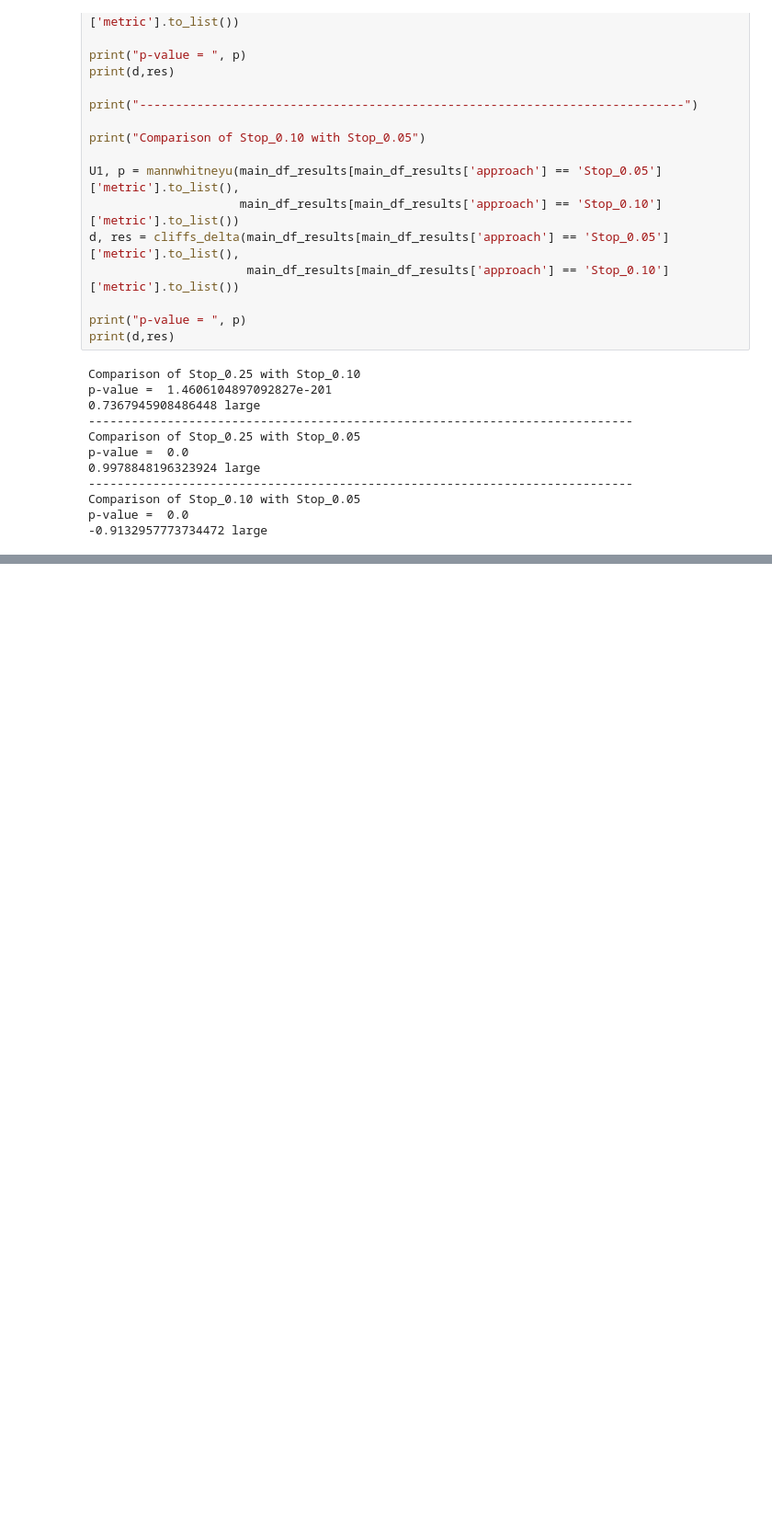
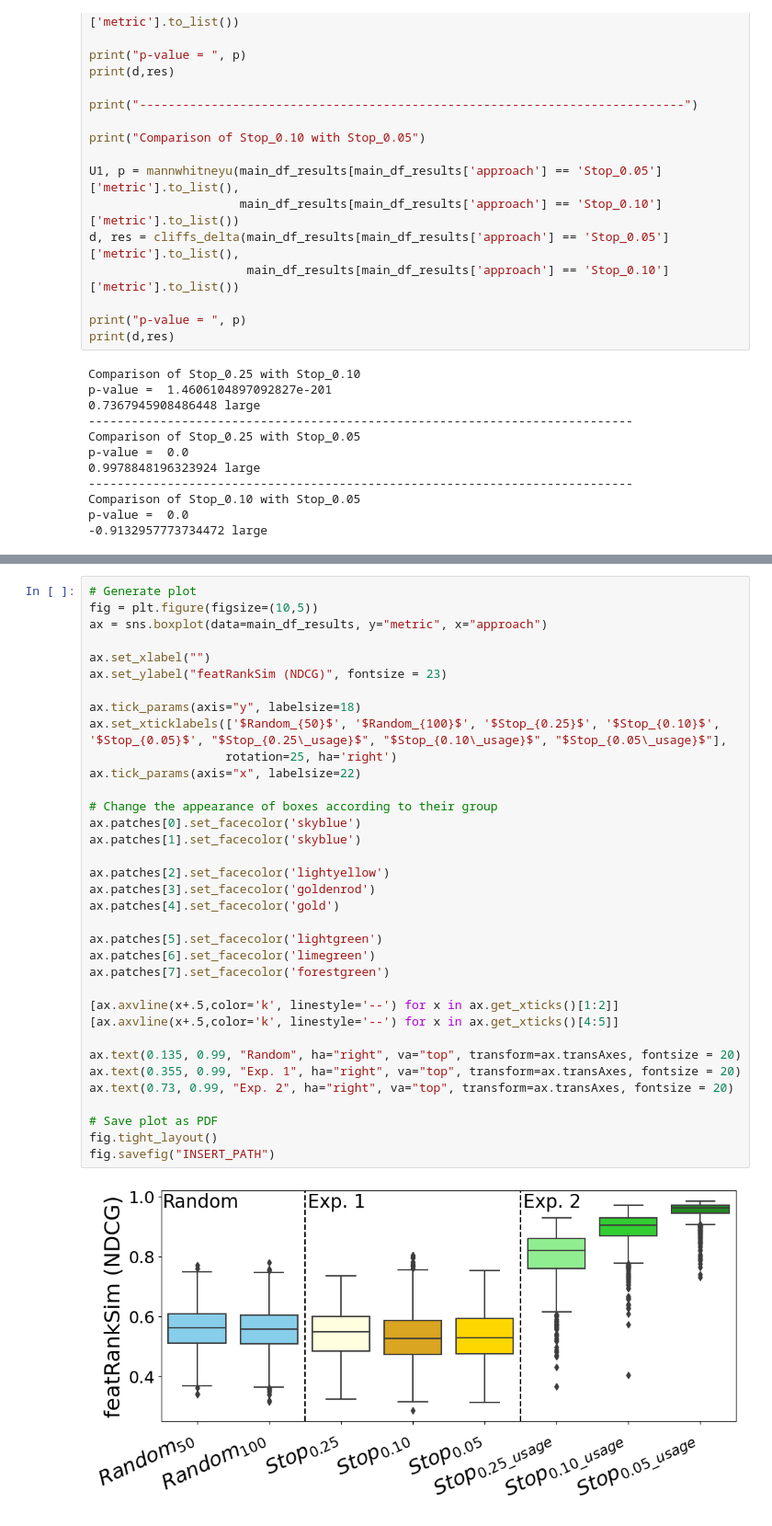
Before and after one commit to asgaardlab/natural-language-test-prioritization, a Jupyter notebook: multi-objective-optimization-experiments/moo-genetic_algorithm.ipynb, the cells around one changed output, grey strips where cells are left out. Shown at 92% size. Saved outputs shown, nothing was run; the diff lists cells and outputs as text; blank space fills up the shorter version.

```diff
--- a/multi-objective-optimization-experiments/moo-genetic_algorithm.ipynb
+++ b/multi-objective-optimization-experiments/moo-genetic_algorithm.ipynb
@@ -2286,0 +2403,37 @@ p-value =  0.0
+# %%
+# Generate plot
+fig = plt.figure(figsize=(10,5))
+ax = sns.boxplot(data=main_df_results, y="metric", x="approach")
+
+ax.set_xlabel("")
+ax.set_ylabel("featRankSim (NDCG)", fontsize = 23)
+
+ax.tick_params(axis="y", labelsize=18)
+ax.set_xticklabels(['$Random_{50}$', '$Random_{100}$', '$Stop_{0.25}$', '$Stop_{0.10}$', '$Stop_{0.05}$', "$Stop_{0.25\_usage}$", "$Stop_{0.10\_usage}$", "$Stop_{0.05\_usage}$"],
+                   rotation=25, ha='right')
+ax.tick_params(axis="x", labelsize=22)
+
+# Change the appearance of boxes according to their group
+ax.patches[0].set_facecolor('skyblue')
+ax.patches[1].set_facecolor('skyblue')
+
+ax.patches[2].set_facecolor('lightyellow')
+ax.patches[3].set_facecolor('goldenrod')
+ax.patches[4].set_facecolor('gold')
+
+ax.patches[5].set_facecolor('lightgreen')
+ax.patches[6].set_facecolor('limegreen')
+ax.patches[7].set_facecolor('forestgreen')
+
+[ax.axvline(x+.5,color='k', linestyle='--') for x in ax.get_xticks()[1:2]]
+[ax.axvline(x+.5,color='k', linestyle='--') for x in ax.get_xticks()[4:5]]
+
+ax.text(0.135, 0.99, "Random", ha="right", va="top", transform=ax.transAxes, fontsize = 20)
+ax.text(0.355, 0.99, "Exp. 1", ha="right", va="top", transform=ax.transAxes, fontsize = 20)
+ax.text(0.73, 0.99, "Exp. 2", ha="right", va="top", transform=ax.transAxes, fontsize = 20)
+
+# Save plot as PDF
+fig.tight_layout()
+fig.savefig("INSERT_PATH")
+# %% [output]
+[figure, added]
```
Also changed, not shown: parts of 4 cells of this notebook.
